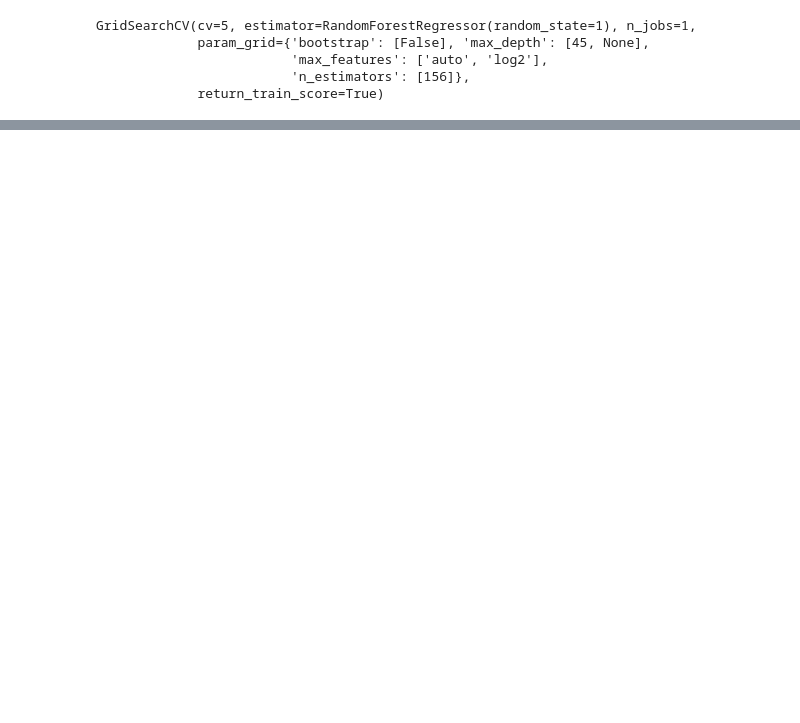
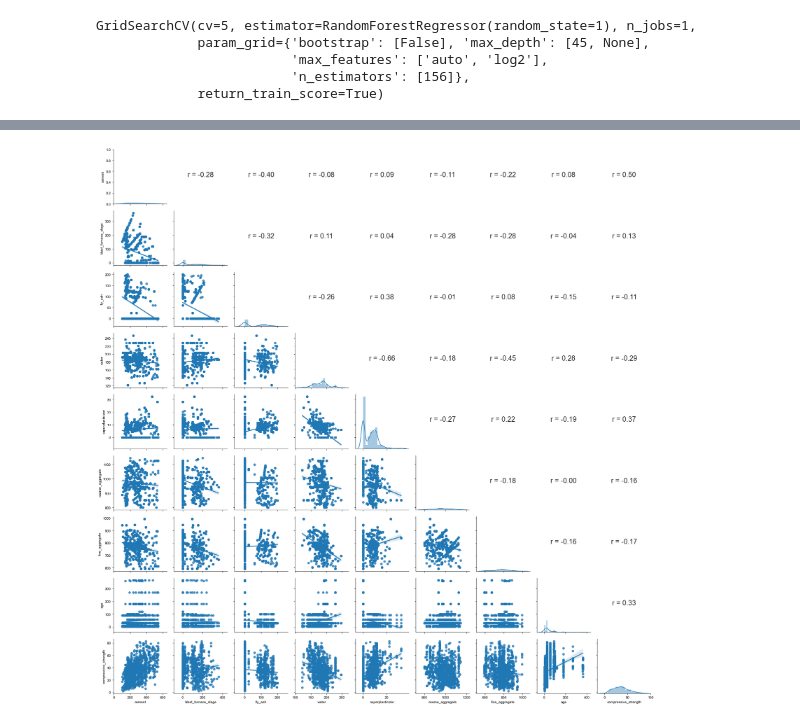
Before and after one commit to georgiafbi/rock_candy, a Jupyter notebook: random_forest_regr.ipynb, the cells around one changed output, grey strips where cells are left out. Saved outputs shown, nothing was run; the diff lists cells and outputs as text; code cells hidden in the pictures; blank space fills up the shorter version.

```diff
--- a/random_forest_regr.ipynb
+++ b/random_forest_regr.ipynb
@@ -175,3 +127,30 @@ rfr_model.score(X_test,y_test)
+# %%
+import seaborn as sns
+import matplotlib.pyplot as plt
+from scipy.stats import pearsonr
+def reg_coef(x,y,label=None,color=None,**kwargs):
+    sns.set()
+    ax = plt.gca()
+    r,p = pearsonr(x,y)
+
+    ax.annotate('r = {:.2f}'.format(r), xy=(0.5,0.5), xycoords='axes fraction', ha='center',fontsize=20)
+    ax.set_xlabel(ax.get_xlabel(), fontsize = 20, rotation = -85,labelpad=25)
+    ax.set_ylabel(ax.get_ylabel(), fontsize = 20, rotation = -25,labelpad=105)
+    ax.set_axis_off()
+
+
+
+
+g = sns.PairGrid(real_df)
+g.map_diag(sns.distplot)
+g.map_lower(sns.regplot)
+g.map_upper(reg_coef)
+
+plt.tight_layout()
+plt.savefig('static/image/scatter_matrix_sns.png')
+plt.show()
+# %% [output]
+[figure, added]
 # %%
 import matplotlib.pyplot as plt
 
```
Also changed, not shown: parts of 8 cells of this notebook, 13 other files.
